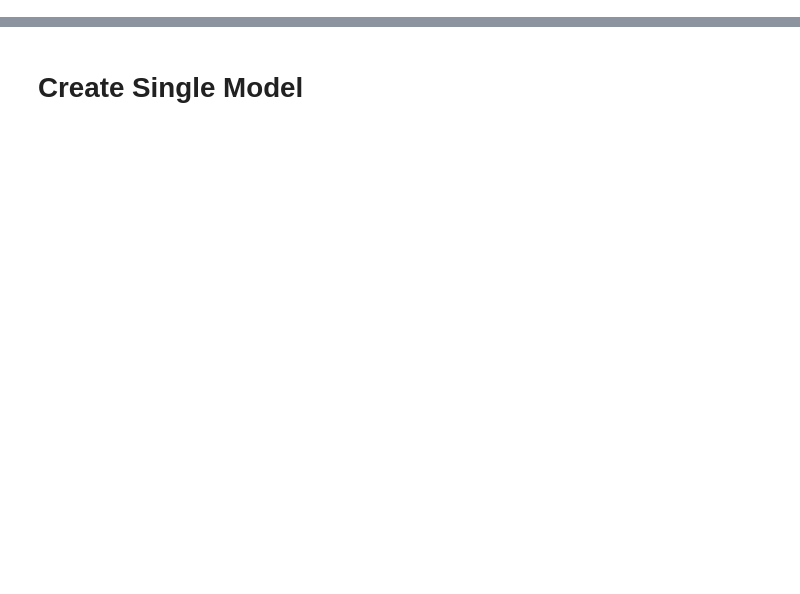
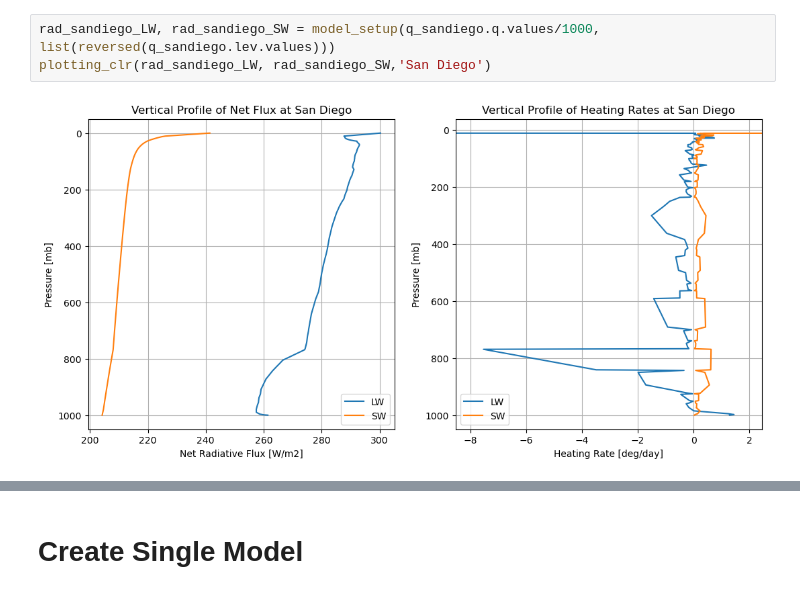
Before and after one commit to PappuP/RRTMG_ATMS511, a Jupyter notebook: RRTMG_InClass.ipynb, the cells around one changed output, grey strips where cells are left out. Drawn from its saved outputs; the diff is of its cells as text; blank space fills up the shorter version.

```diff
--- a/RRTMG_InClass.ipynb
+++ b/RRTMG_InClass.ipynb
@@ -46,0 +120,5 @@ ax.grid()
+# %%
+rad_sandiego_LW, rad_sandiego_SW = model_setup(q_sandiego.q.values/1000, list(reversed(q_sandiego.lev.values)))
+plotting_clr(rad_sandiego_LW, rad_sandiego_SW,'San Diego')
+# %% [output]
+[figure, added]
```
Also changed, not shown: parts of 29 cells of this notebook, 2 other files.
